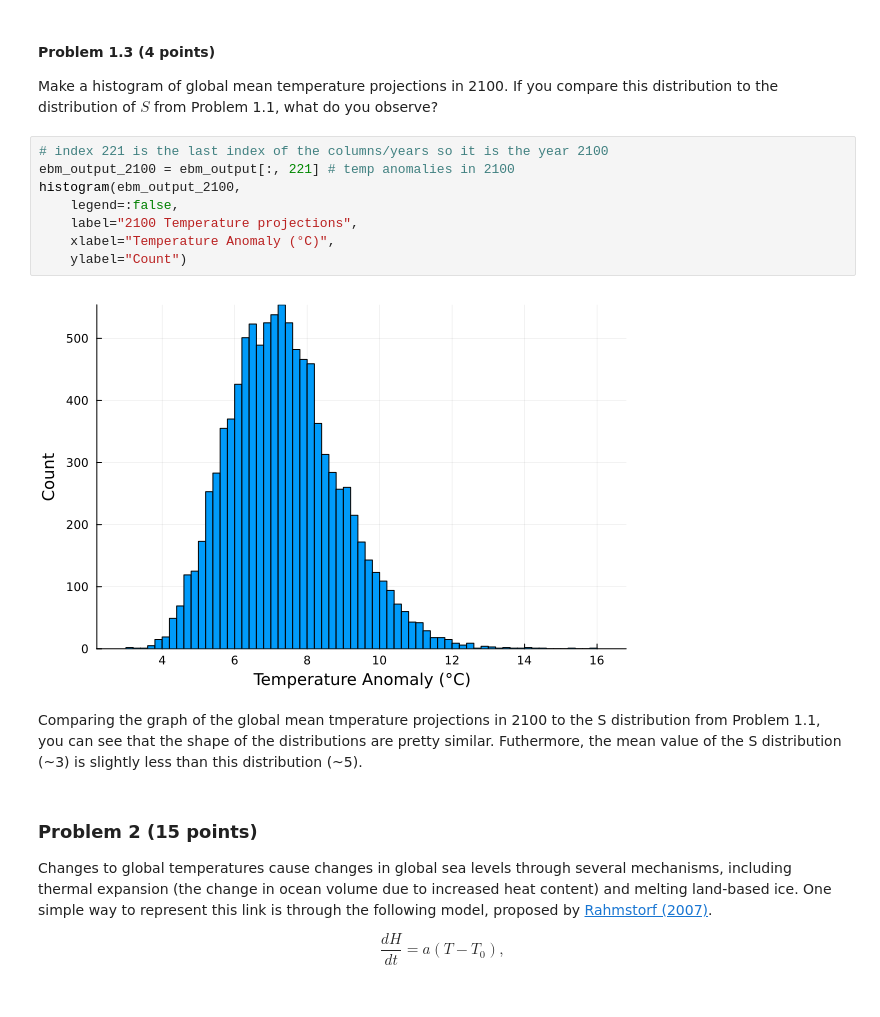
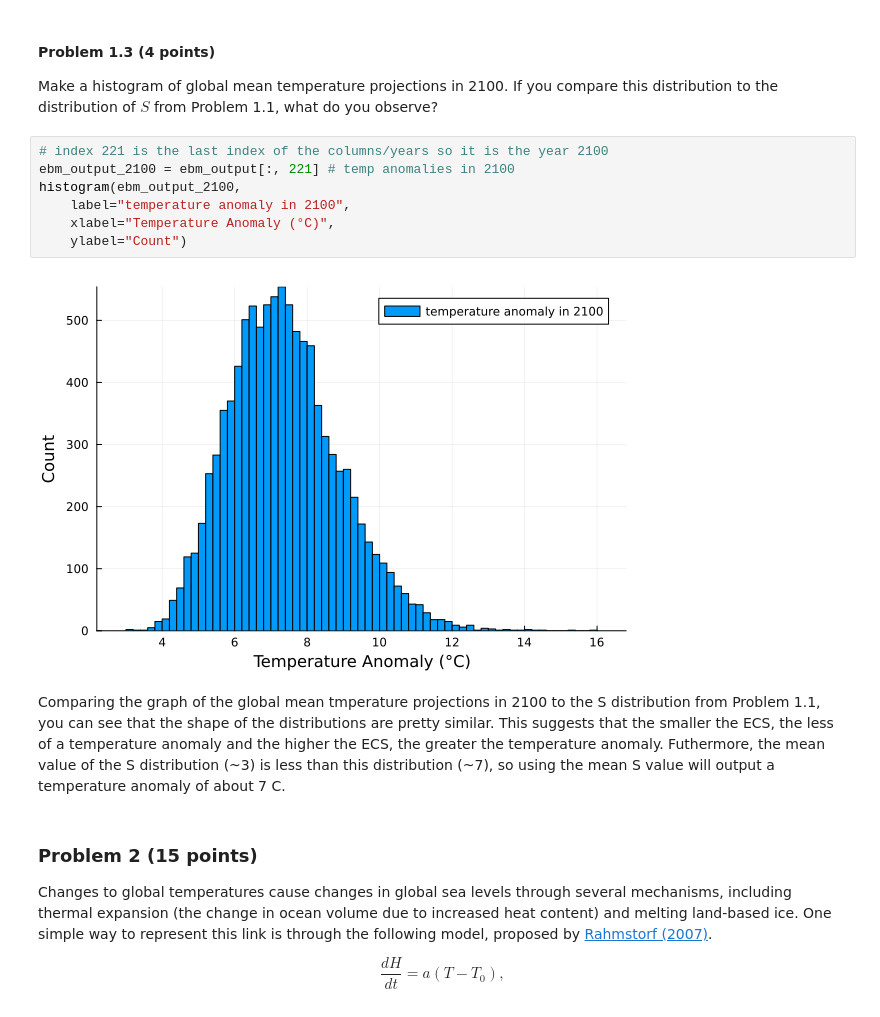
Before and after one commit to BEE4750-FA23/hw3-anthonynic28, a Jupyter notebook: hw03.ipynb, the cells around one changed output. Drawn from its saved outputs; the diff is of its cells as text.

Commit message:
completed all problems

```diff
--- a/hw03.ipynb
+++ b/hw03.ipynb
@@ -206,15 +206,14 @@ what do you observe?
 # %%
 # index 221 is the last index of the columns/years so it is the year 2100
 ebm_output_2100 = ebm_output[:, 221] # temp anomalies in 2100
 histogram(ebm_output_2100,
-    legend=:false,
-    label="2100 Temperature projections",
+    label="temperature anomaly in 2100",
     xlabel="Temperature Anomaly (°C)",
     ylabel="Count")
 # %% [output]
-[figure, old version]
+[figure, new version]
 # %% [markdown]
-Comparing the graph of the global mean tmperature projections in 2100 to the S distribution from Problem 1.1, you can see that the shape of the distributions are pretty similar. Futhermore, the mean value of the S distribution (~3) is slightly less than this distribution (~5).
+Comparing the graph of the global mean tmperature projections in 2100 to the S distribution from Problem 1.1, you can see that the shape of the distributions are pretty similar. This suggests that the smaller the ECS, the less of a temperature anomaly and the higher the ECS, the greater the temperature anomaly. Futhermore, the mean value of the S distribution (~3) is less than this distribution (~7), so using the mean S value will output a temperature anomaly of about 7 C.
 # %% [markdown]
 ### Problem 2 (15 points)
 
```
Also changed, not shown: parts of 11 cells of this notebook.
